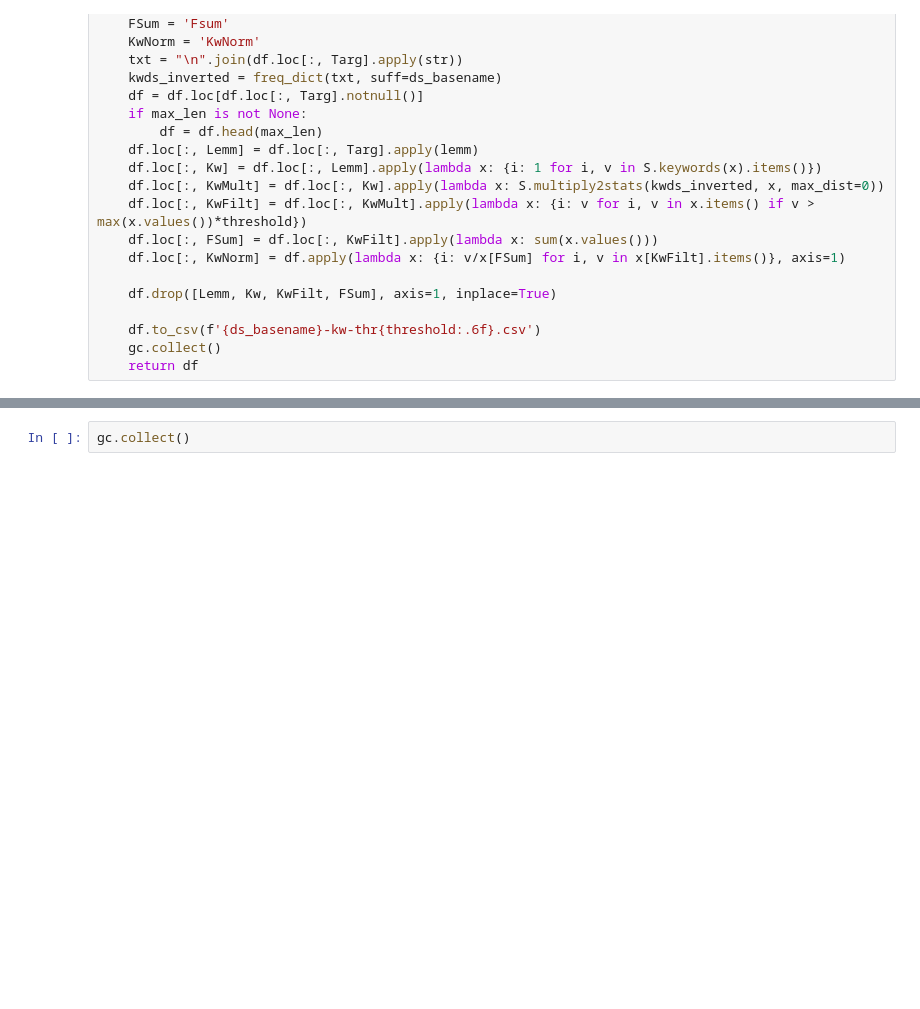
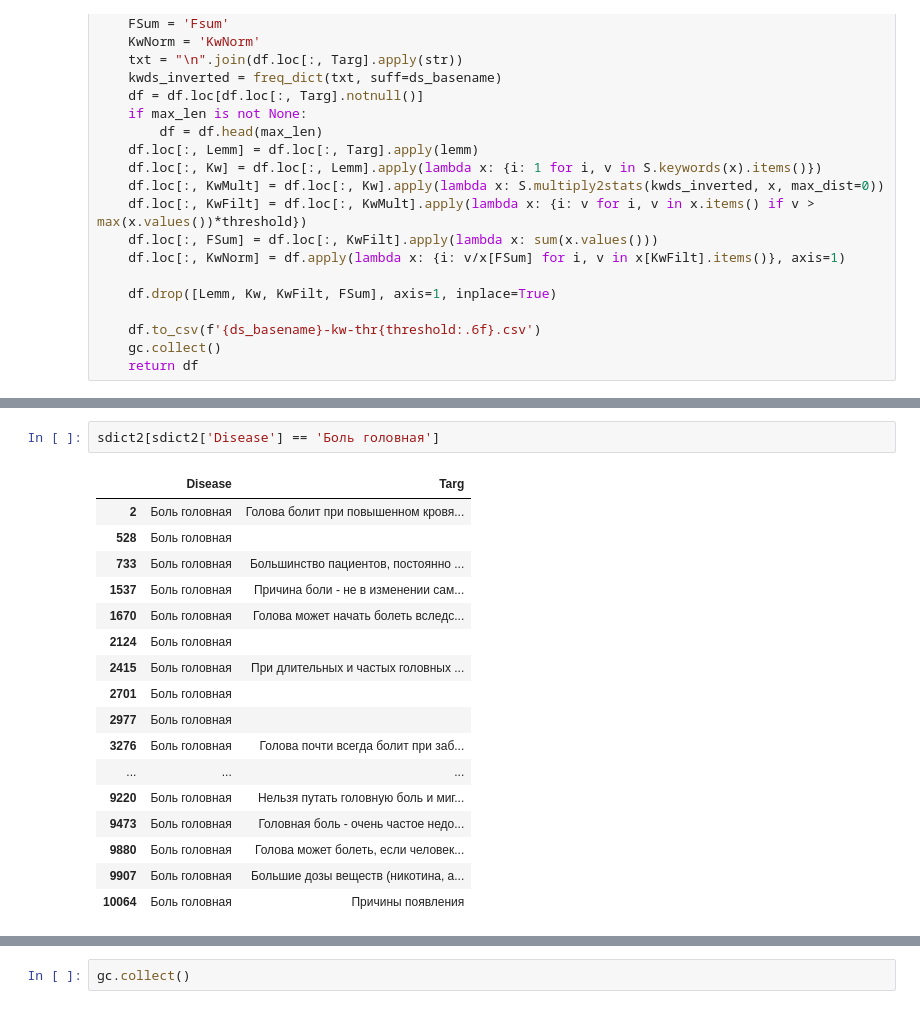
Before and after one commit to maksutovaynur/virushack, a Jupyter notebook: data/Scrapping.ipynb, the cells around one changed output, grey strips where cells are left out. Cells and saved outputs as stored; diff of their text form; blank space fills up the shorter version.

```diff
--- a/data/Scrapping.ipynb
+++ b/data/Scrapping.ipynb
@@ -80 +104,21 @@ S2dict.rename(columns={"Description": "Targ"}, inplace=True)
+# %%
+sdict2[sdict2['Disease'] == 'Боль головная']
+# %% [output]
+|  | Disease | Targ |
+| 2 | Боль головная | Голова болит при повышенном кровя... |
+| 528 | Боль головная |  |
+| 733 | Боль головная | Большинство пациентов, постоянно ... |
+| 1537 | Боль головная | Причина боли - не в изменении сам... |
+| 1670 | Боль головная | Голова может начать болеть вследс... |
+| 2124 | Боль головная |  |
+| 2415 | Боль головная | При длительных и частых головных ... |
+| 2701 | Боль головная |  |
+| 2977 | Боль головная |  |
+| 3276 | Боль головная | Голова почти всегда болит при заб... |
+| ... | ... | ... |
+| 9220 | Боль головная | Нельзя путать головную боль и миг... |
+| 9473 | Боль головная | Головная боль - очень частое недо... |
+| 9880 | Боль головная | Голова может болеть, если человек... |
+| 9907 | Боль головная | Большие дозы веществ (никотина, а... |
+| 10064 | Боль головная | Причины появления |
 # %%
```
Also changed, not shown: parts of 9 cells of this notebook, 27 other files.
